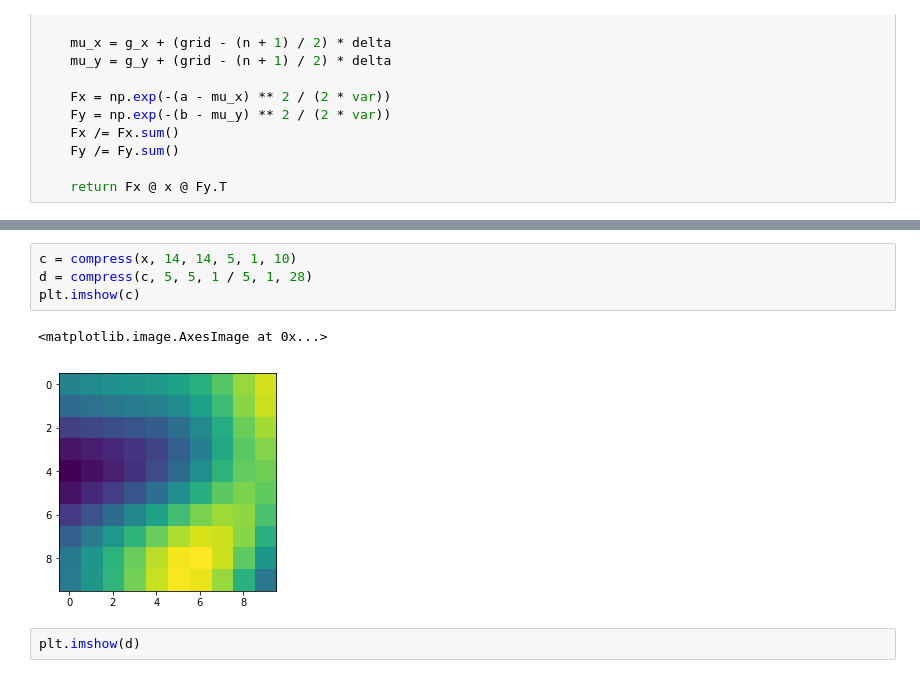
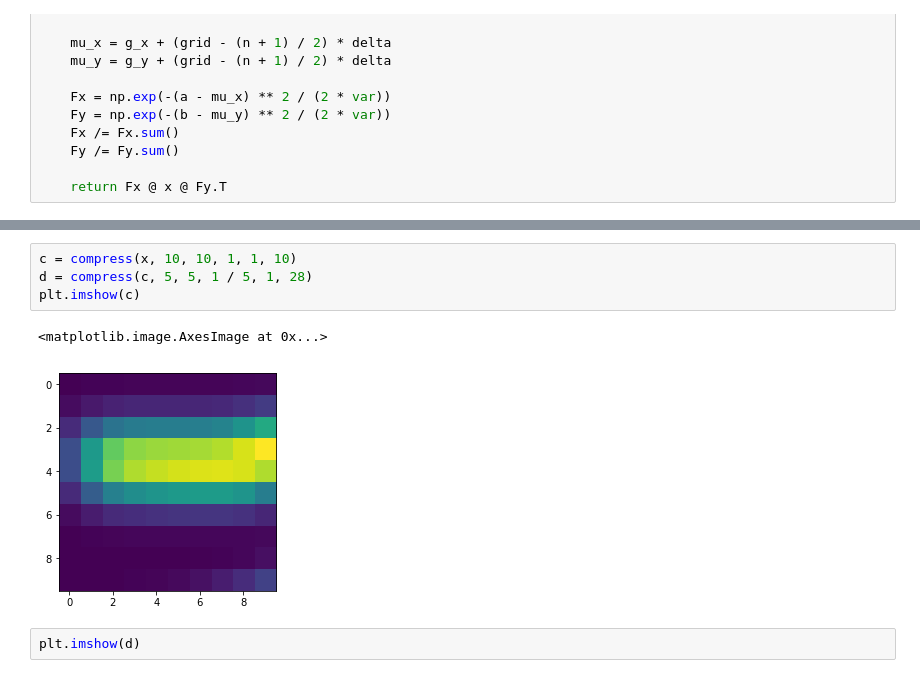
Before and after one commit to maxme1/model_zoo, a Jupyter notebook: torch/draw.ipynb, the cells around one changed output, grey strips where cells are left out. Cells and saved outputs as stored; diff of their text form.

```diff
--- a/draw.ipynb
+++ b/torch/draw.ipynb
@@ -80,10 +90,10 @@ def compress(x, g_x, g_y, var, delta, n):
 # %%
-c = compress(x, 14, 14, 5, 1, 10)
+c = compress(x, 10, 10, 1, 1, 10)
 d = compress(c, 5, 5, 1 / 5, 1, 28)
 plt.imshow(c)
 # %% [output]
 <matplotlib.image.AxesImage at 0x...>
-[figure, old version]
+[figure, new version]
 # %%
 plt.imshow(d)
 # %% [output]
```
Also changed, not shown: parts of 2 cells of this notebook, 4 other files.
